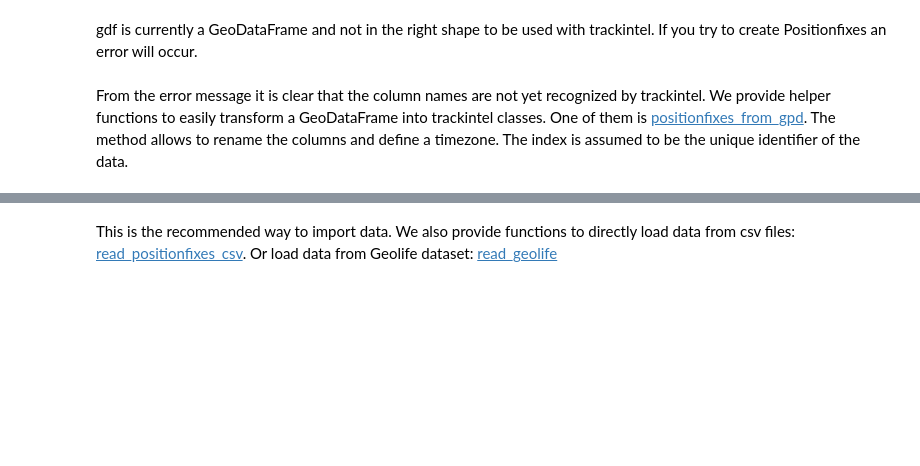
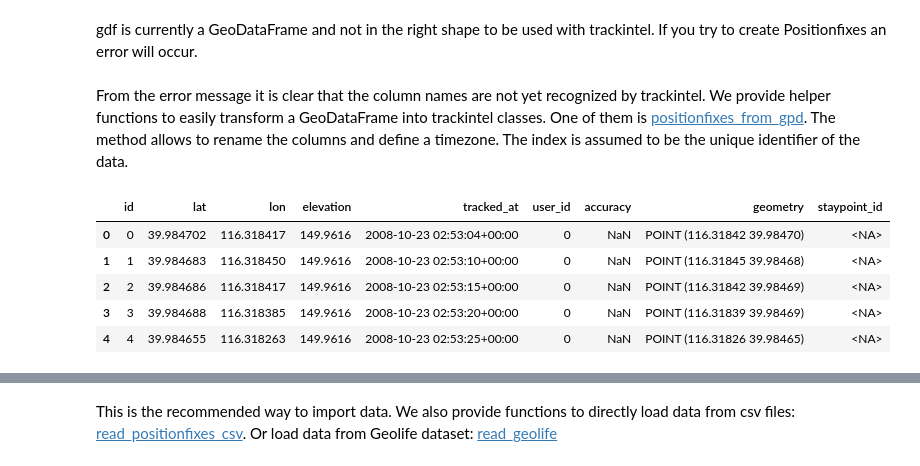
Before and after one commit to mie-lab/trackintel, a Jupyter notebook: examples/trackintel_basic_tutorial.ipynb, the cells around one changed output, grey strips where cells are left out. Drawn from its saved outputs; the diff is of its cells as text; code cells hidden in the pictures; blank space fills up the shorter version.

```diff
--- a/examples/trackintel_basic_tutorial.ipynb
+++ b/examples/trackintel_basic_tutorial.ipynb
@@ -42,4 +49,13 @@ From the error message it is clear that the column names are not yet recognized
 # %%
 pfs = ti.io.read_positionfixes_gpd(gdf, tracked_at="time", user_id="User", geom_col="geometry", tz='UTC')
 # pfs is of class Positionfixes that has the generate_staypoints method
-pfs.generate_staypoints()
+pfs, sp = pfs.generate_staypoints()
+# %%
+pfs.head()
+# %% [output]
+|  | id | lat | lon | elevation | tracked_at | user_id | accuracy | geometry | staypoint_id |
+| 0 | 0 | 39.984702 | 116.318417 | 149.9616 | 2008-10-23 02:53:04+00:00 | 0 | NaN | POINT (116.31842 39.98470) | <NA> |
+| 1 | 1 | 39.984683 | 116.318450 | 149.9616 | 2008-10-23 02:53:10+00:00 | 0 | NaN | POINT (116.31845 39.98468) | <NA> |
+| 2 | 2 | 39.984686 | 116.318417 | 149.9616 | 2008-10-23 02:53:15+00:00 | 0 | NaN | POINT (116.31842 39.98469) | <NA> |
+| 3 | 3 | 39.984688 | 116.318385 | 149.9616 | 2008-10-23 02:53:20+00:00 | 0 | NaN | POINT (116.31839 39.98469) | <NA> |
+| 4 | 4 | 39.984655 | 116.318263 | 149.9616 | 2008-10-23 02:53:25+00:00 | 0 | NaN | POINT (116.31826 39.98465) | <NA> |
```
Also changed, not shown: parts of 13 cells of this notebook.
